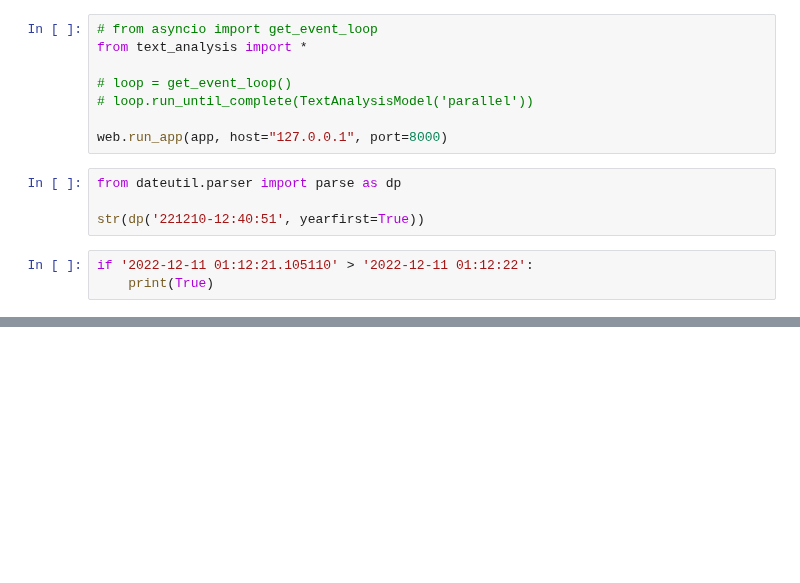
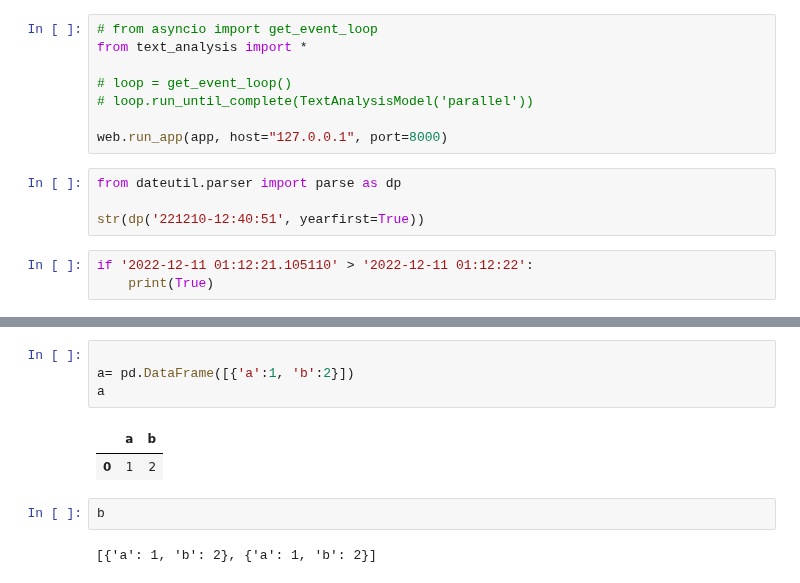
Before and after one commit to dj-lei/eric_toolsets, a Jupyter notebook: src/python/debug1.ipynb, the cells around one changed output, grey strips where cells are left out. Saved outputs shown, nothing was run; the diff lists cells and outputs as text; blank space fills up the shorter version.

```diff
--- a/src/python/debug1.ipynb
+++ b/src/python/debug1.ipynb
@@ -194,0 +265,11 @@ if '2022-12-11 01:12:21.105110' > '2022-12-11 01:12:22':
+# %%
+
+a= pd.DataFrame([{'a':1, 'b':2}])
+a
+# %% [output]
+|  | a | b |
+| 0 | 1 | 2 |
+# %%
+b
+# %% [output]
+[{'a': 1, 'b': 2}, {'a': 1, 'b': 2}]
```
Also changed, not shown: parts of 8 cells of this notebook, 4 other files.
